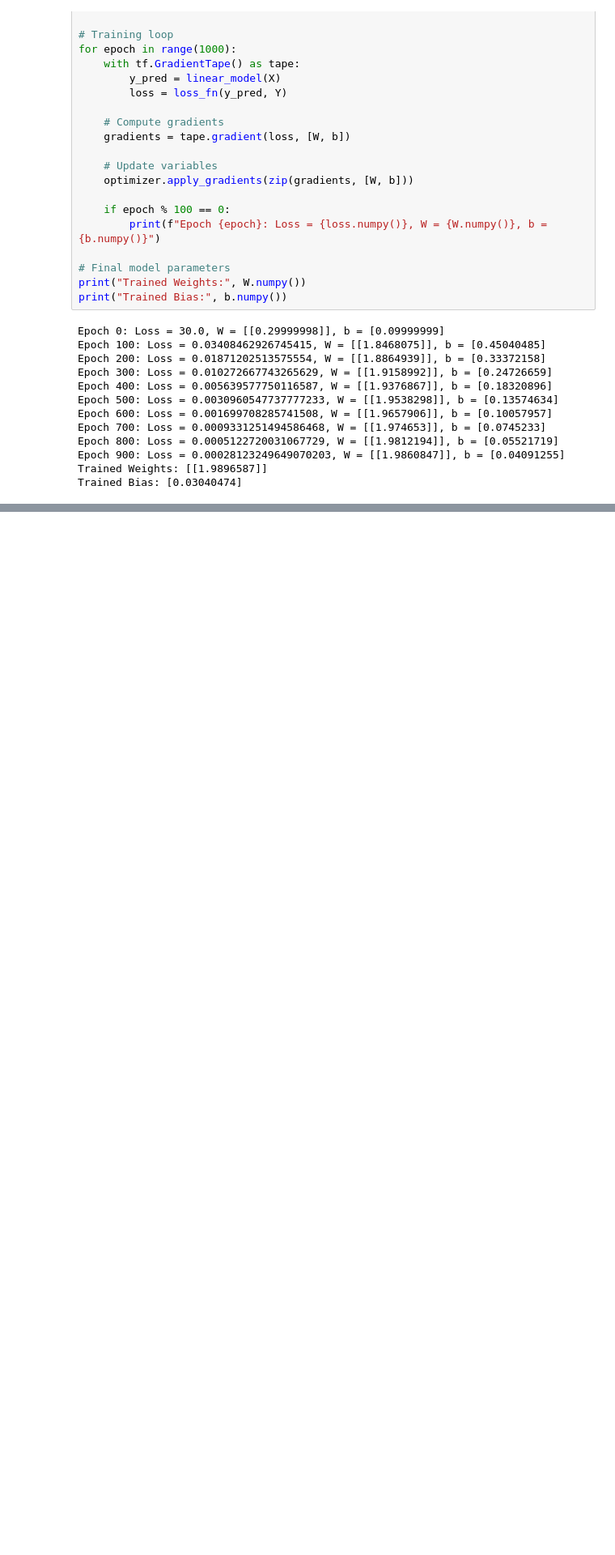
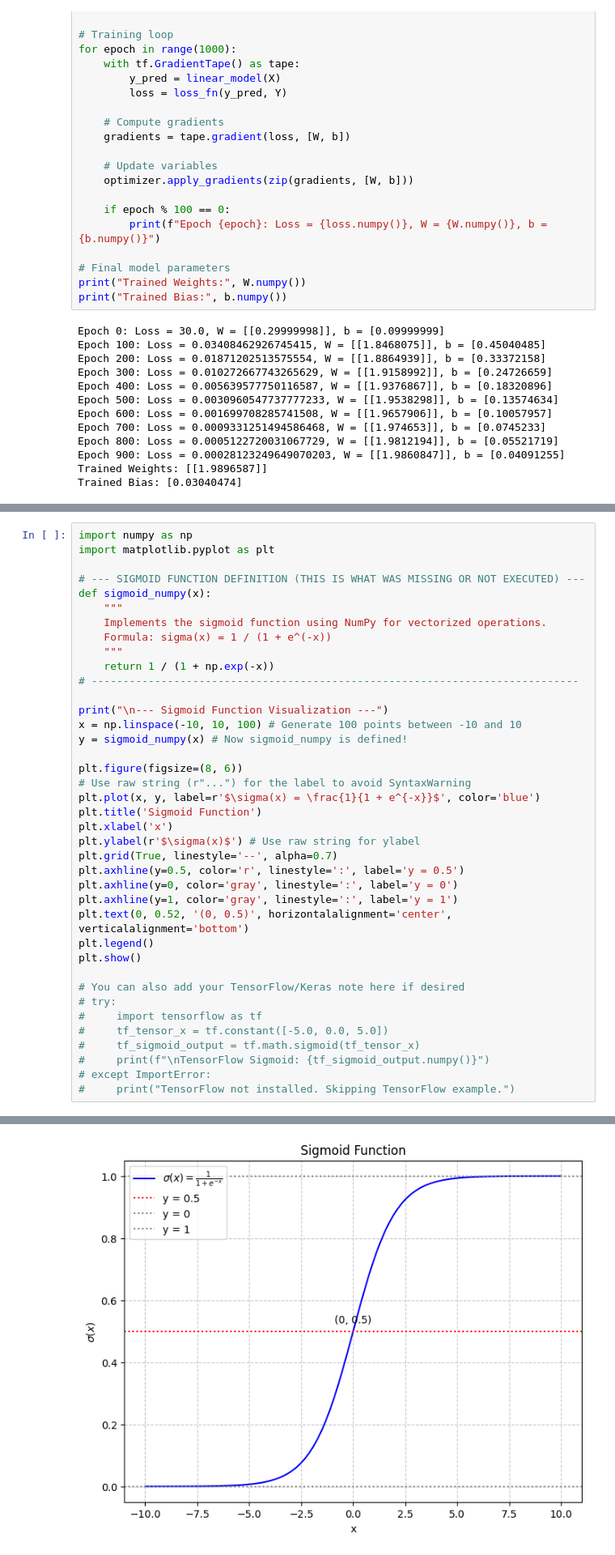
Before and after one commit to suraj-6/python-mini-projects, a Jupyter notebook: tensorflow.ipynb, the cells around one changed output, grey strips where cells are left out. Shown at 81% size. Saved outputs shown, nothing was run; the diff lists cells and outputs as text; blank space fills up the shorter version.

```diff
--- a/tensorflow.ipynb
+++ b/tensorflow.ipynb
@@ -59,0 +476,40 @@ Trained Bias: [0.03040474]
+# %%
+import numpy as np
+import matplotlib.pyplot as plt
+
+# --- SIGMOID FUNCTION DEFINITION (THIS IS WHAT WAS MISSING OR NOT EXECUTED) ---
+def sigmoid_numpy(x):
+    """
+    Implements the sigmoid function using NumPy for vectorized operations.
+    Formula: sigma(x) = 1 / (1 + e^(-x))
+    """
+    return 1 / (1 + np.exp(-x))
+# -----------------------------------------------------------------------------
+
+print("\n--- Sigmoid Function Visualization ---")
+x = np.linspace(-10, 10, 100) # Generate 100 points between -10 and 10
+y = sigmoid_numpy(x) # Now sigmoid_numpy is defined!
+
+plt.figure(figsize=(8, 6))
+# Use raw string (r"...") for the label to avoid SyntaxWarning
+plt.plot(x, y, label=r'$\sigma(x) = \frac{1}{1 + e^{-x}}$', color='blue')
+plt.title('Sigmoid Function')
+plt.xlabel('x')
+plt.ylabel(r'$\sigma(x)$') # Use raw string for ylabel
+plt.grid(True, linestyle='--', alpha=0.7)
+plt.axhline(y=0.5, color='r', linestyle=':', label='y = 0.5')
+plt.axhline(y=0, color='gray', linestyle=':', label='y = 0')
+plt.axhline(y=1, color='gray', linestyle=':', label='y = 1')
+plt.text(0, 0.52, '(0, 0.5)', horizontalalignment='center', verticalalignment='bottom')
+plt.legend()
+plt.show()
+
+# You can also add your TensorFlow/Keras note here if desired
+# try:
+#     import tensorflow as tf
+#     tf_tensor_x = tf.constant([-5.0, 0.0, 5.0])
+#     tf_sigmoid_output = tf.math.sigmoid(tf_tensor_x)
+#     print(f"\nTensorFlow Sigmoid: {tf_sigmoid_output.numpy()}")
+# except ImportError:
+#     print("TensorFlow not installed. Skipping TensorFlow example.")
+# %% [output]
@@ -59,0 +517 @@ Trained Bias: [0.03040474]
+[figure, added]
```
Also changed, not shown: parts of 20 cells of this notebook.
